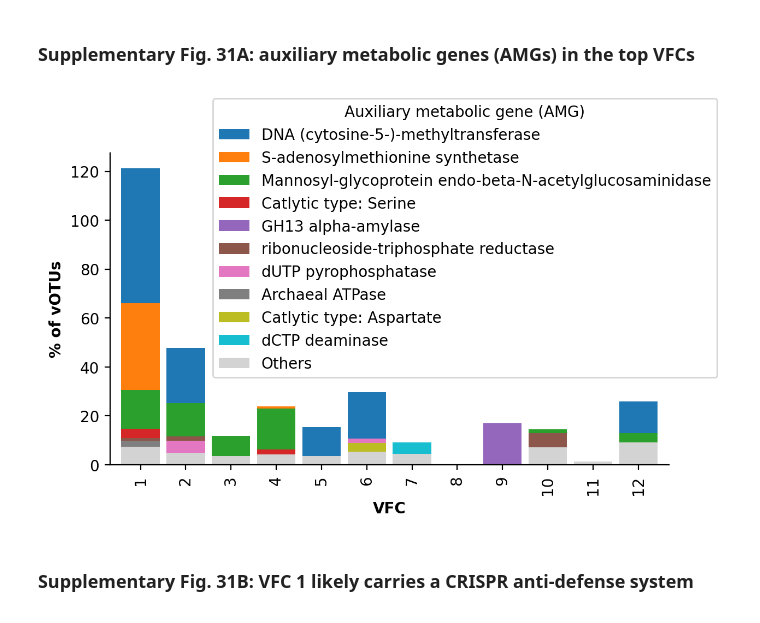
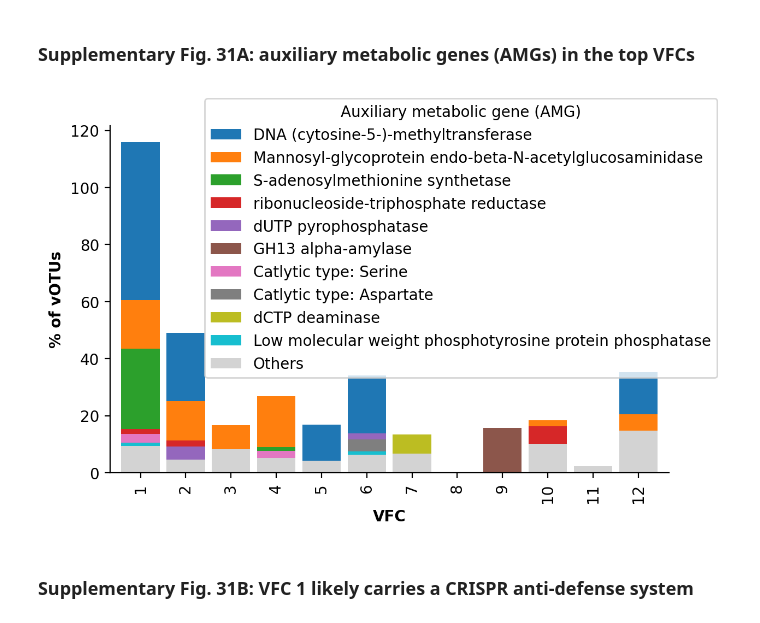
Before and after one commit to CSB5/SPMP_Phages, a Jupyter notebook: figures/notebooks/FigS28ABC_S30AB_S31AB_topVFC_DGRs-pNpS-defense-AMGs.ipynb, the cells around one changed output. Drawn from its saved outputs; the diff is of its cells as text; code cells hidden in the pictures.

Commit message:
Updated DGR, defense, anti-defense, AMG prevalence plots

```diff
--- a/figures/notebooks/FigS28ABC_S30AB_S31AB_topVFC_DGRs-pNpS-defense-AMGs.ipynb
+++ b/figures/notebooks/FigS28ABC_S30AB_S31AB_topVFC_DGRs-pNpS-defense-AMGs.ipynb
@@ -6,8 +6,9 @@ import matplotlib.pyplot as plt
 
 topvfcs = range(1,13)
 
-df_v = pd.read_excel('../data/Supplementary_Data_1_vOTU_metadata.xlsx', usecols=['votu_id','VFC','num_DGRs'])
+df_v = pd.read_excel('../data/Supplementary_Data_1_vOTU_metadata.xlsx', usecols=['votu_id','VFC','checkv_quality','num_DGRs','amg_gene_descriptions','defense_types','antidefense_types'])
 
-df_vc = pd.read_excel('../data/Supplementary_Data_3_VFC_metadata.xlsx', usecols=['VFC','VC_size','perc_has_DGR','perc_has_AMG','perc_has_defense','perc_has_antidefense'])
-df_vc = df_vc[df_vc.VC_size > 1] # non-singleton VFCs
-df_topvfc = df_vc[df_vc.VFC.isin(topvfcs)]
+df_v['has_DGR'] = df_v['num_DGRs'].fillna(0).gt(0)
+df_v['has_AMG'] = df_v['amg_gene_descriptions'].notna()
+df_v['has_defense'] = df_v['defense_types'].notna()
+df_v['has_antidefense'] = df_v['antidefense_types'].notna()
@@ -175,7 +228,7 @@ vfcs_highadef = df_vc[df_vc.perc_has_antidefense > adef_prev_thresh].VFC.tolist(
 # %%
 # Parse defense systems (not genes)
 df_defense = pd.read_excel('../data/Supplementary_Data_9_DGR_defense_anti-defense_and_AMG_annotations.xlsx', sheet_name='Defense, anti-defense', usecols=['votu_id','sys_id','type','activity']).drop_duplicates()
-df_defense = df_defense.merge(df_v[['votu_id', 'VFC']], on='votu_id', how='left')
+df_defense = df_defense.merge(df_v_hq[['votu_id', 'VFC']], on='votu_id', how='left')
 df_defense_topvfcs = df_defense[df_defense.VFC.isin(topvfcs)]
 
 df_df = df_defense_topvfcs[df_defense_topvfcs['activity'] == 'Defense'].copy()
@@ -199,8 +252,8 @@ df_adf_grouped = df_adf.groupby(['votu_id', 'system_group']).size().unstack(fill
 df_df_final = df_df_grouped.clip(upper=1)
 df_adf_final = df_adf_grouped.clip(upper=1)
 
-df_df_merged = df_v.loc[df_v.VFC.isin(topvfcs), ['votu_id', 'VFC']].merge(df_df_final, on='votu_id', how='left')
-df_adf_merged = df_v.loc[df_v.VFC.isin(topvfcs), ['votu_id', 'VFC']].merge(df_adf_final, on='votu_id', how='left')
+df_df_merged = df_v_hq.loc[df_v_hq.VFC.isin(topvfcs), ['votu_id', 'VFC']].merge(df_df_final, on='votu_id', how='left')
+df_adf_merged = df_v_hq.loc[df_v_hq.VFC.isin(topvfcs), ['votu_id', 'VFC']].merge(df_adf_final, on='votu_id', how='left')
 
 df_df_merged = df_df_merged.fillna(0)
 df_adf_merged = df_adf_merged.fillna(0)
@@ -297,7 +350,7 @@ amg_prev_thresh = amg_prev_med + 2*(amg_prev_Q3 - amg_prev_Q1)
 vfcs_highamg = df_vc[df_vc.perc_has_AMG > amg_prev_thresh].VFC.tolist()
 # %%
 df_amg = pd.read_excel('../data/Supplementary_Data_9_DGR_defense_anti-defense_and_AMG_annotations.xlsx', sheet_name='AMGs', usecols=['votu_id','gene','gene_description']).drop_duplicates('gene')
-df_amg = df_amg.merge(df_v[['votu_id', 'VFC']], on='votu_id', how='left')
+df_amg = df_amg.merge(df_v_hq[['votu_id', 'VFC']], on='votu_id', how='left')
 df_amg_topvfcs = df_amg[df_amg.VFC.isin(topvfcs)].copy()
 
 # remove EC IDs from gene descriptions
@@ -321,7 +374,7 @@ df_grouped = df_amg_topvfcs.groupby(['votu_id', 'gene_group']).size().unstack(fi
 
 df_final = df_grouped.clip(upper=1)
 
-df_merged = df_v.loc[df_v.VFC.isin(topvfcs), ['votu_id', 'VFC']].merge(df_final, on='votu_id', how='left')
+df_merged = df_v_hq.loc[df_v_hq.VFC.isin(topvfcs), ['votu_id', 'VFC']].merge(df_final, on='votu_id', how='left')
 
 df_merged = df_merged.fillna(0)
 
@@ -339,35 +392,35 @@ df_pct.plot(
     width=0.85,
     color=colors,
     linewidth=0,
     ax=ax
 )
 
 # Annotate outlier VFCs
 for i, vfc in enumerate(topvfcs):
     if vfc in vfcs_highamg:
         top = df_pct.iloc[i].sum()
         ax.text(
             i,
             top,
             "*",
             ha='center',
             va='bottom',
             fontsize=10,
             color='black'
         )
 
 
 plt.xlabel("VFC", fontweight='bold')
 plt.ylabel("% of vOTUs", fontweight='bold')
 plt.xticks(range(len(topvfcs)), topvfcs)
 
 handles, labels = ax.get_legend_handles_labels()
-ax.legend(handles[::-1], labels[::-1], title="Auxiliary metabolic gene (AMG)", bbox_to_anchor=(1.1, 1.2), loc="upper right")
+ax.legend(handles[::-1], labels[::-1], title="Auxiliary metabolic gene (AMG)", bbox_to_anchor=(1.1, 1.1), loc="upper right")
 
 plt.tight_layout()
 sns.despine()
 # %% [output]
-[figure, old version]
+[figure, new version]
 # %% [markdown]
 ### Supplementary Fig. 31B: VFC 1 likely carries a CRISPR anti-defense system
 # %%
```
Also changed, not shown: parts of 4 cells of this notebook.
